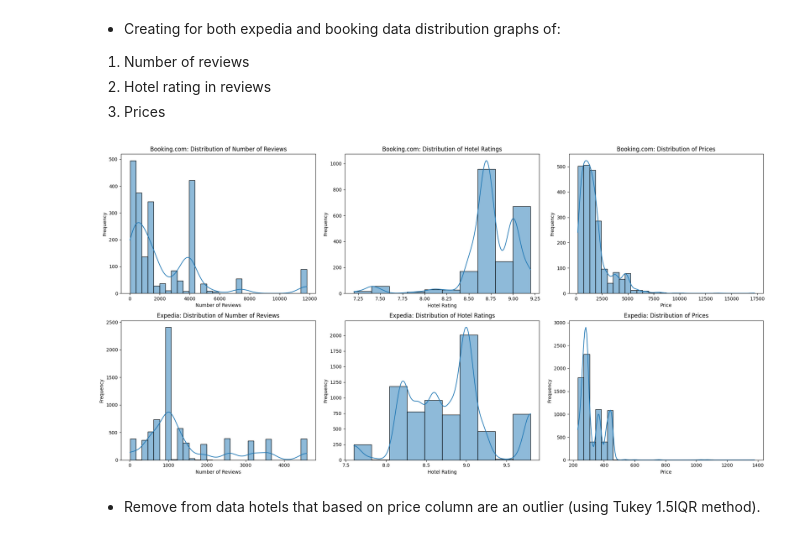
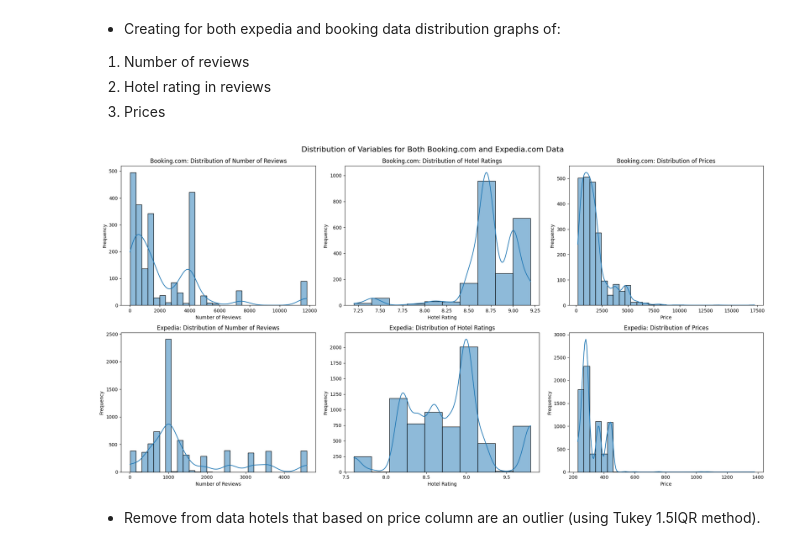
Before and after one commit to estivengrx/Freelancer-2, a Jupyter notebook: booking-expedia-project/main.ipynb, the cells around one changed output. Saved outputs shown, nothing was run; the diff lists cells and outputs as text; code cells hidden in the pictures.

```diff
--- a/booking-expedia-project/main.ipynb
+++ b/booking-expedia-project/main.ipynb
@@ -148,34 +149,35 @@ axs[0, 1].set_xlabel('Hotel Rating')
 axs[0, 1].set_ylabel('Frequency')
 
 # 3. Prices
 sns.histplot(booking_data['total_price'].astype(float), bins=30, kde=True, ax=axs[0, 2])
 axs[0, 2].set_title('Booking.com: Distribution of Prices')
 axs[0, 2].set_xlabel('Price')
 axs[0, 2].set_ylabel('Frequency')
 
 # Expedia data plots
 # 1. Number of reviews
 sns.histplot(expedia_data['number_of_reviews'].astype(int), bins=30, kde=True, ax=axs[1, 0])
 axs[1, 0].set_title('Expedia: Distribution of Number of Reviews')
 axs[1, 0].set_xlabel('Number of Reviews')
 axs[1, 0].set_ylabel('Frequency')
 
 # 2. Hotel rating in reviews
 sns.histplot(expedia_data['score'].astype(float), bins=10, kde=True, ax=axs[1, 1])
 axs[1, 1].set_title('Expedia: Distribution of Hotel Ratings')
 axs[1, 1].set_xlabel('Hotel Rating')
 axs[1, 1].set_ylabel('Frequency')
 
 # 3. Prices
 sns.histplot(expedia_data['total_price'].astype(float), bins=30, kde=True, ax=axs[1, 2])
 axs[1, 2].set_title('Expedia: Distribution of Prices')
 axs[1, 2].set_xlabel('Price')
 axs[1, 2].set_ylabel('Frequency')
 
 plt.tight_layout()
+fig.suptitle('Distribution of Variables for Both Booking.com and Expedia.com Data', fontsize=16, y=1.02)
 plt.show()
 # %% [output]
-[figure, old version]
+[figure, new version]
 # %% [markdown]
 - Remove from data hotels that based on price column are an outlier (using
 Tukey 1.5IQR method).
```
Also changed, not shown: parts of 17 cells of this notebook, 1 other file.
